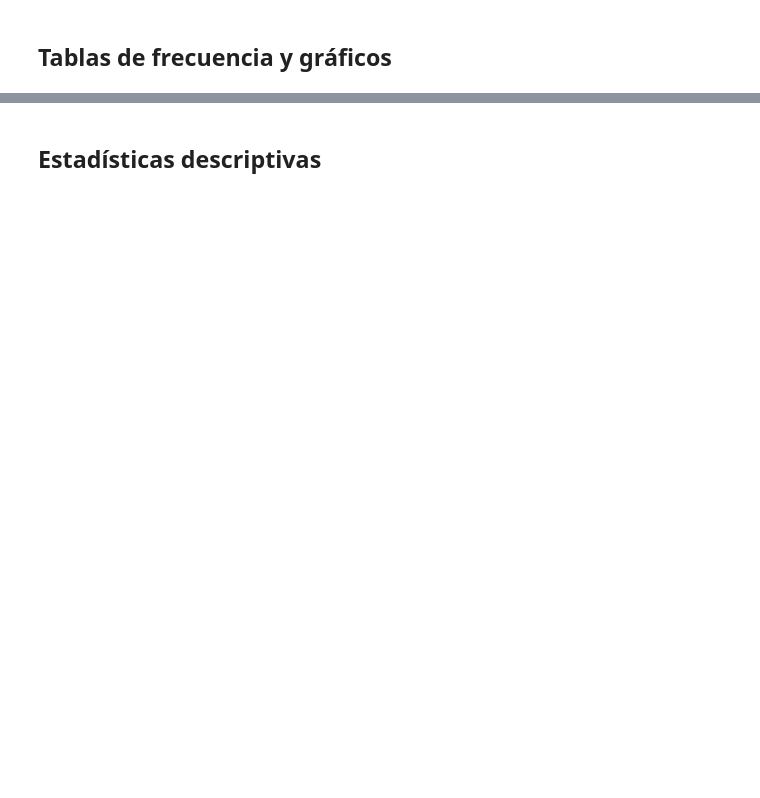
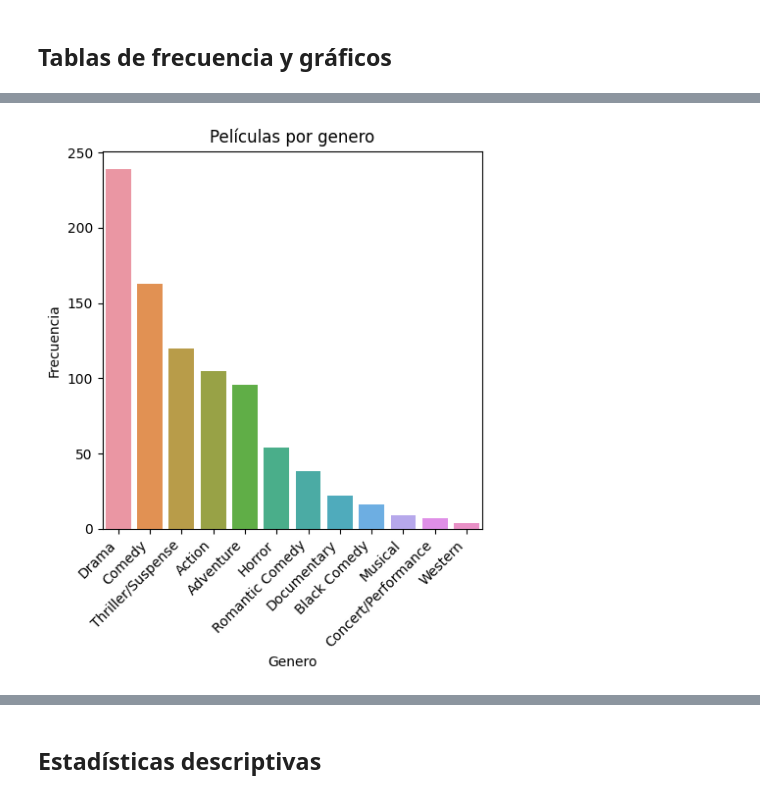
Before and after one commit to hfelizzola/Curso-Estadistica, a Jupyter notebook: Estadisticas_Descriptivas.ipynb, the cells around one changed output, grey strips where cells are left out. Cells and saved outputs as stored; diff of their text form; code cells hidden in the pictures; blank space fills up the shorter version.

```diff
--- a/Estadisticas_Descriptivas.ipynb
+++ b/Estadisticas_Descriptivas.ipynb
@@ -165,0 +123,5 @@ plt.show()
+# %%
+# Tabla de Frecuencia
+tab_frec_genero = movies.groupby('genre').size().sort_values(ascending=False).reset_index()
+tab_frec_genero.columns = ['Genero','Frecuencia']
+tab_frec_genero
@@ -165,0 +150,4 @@ plt.show()
+# %%
+# Calcular el porcentaje
+tab_frec_genero['Porcentaje'] = tab_frec_genero['Frecuencia']/(tab_frec_genero['Frecuencia'].sum())*100
+tab_frec_genero
@@ -165,0 +168,4 @@ plt.show()
+# %%
+# Calcular el porcentaje acumulado
+tab_frec_genero['Porcentaje Acumulado'] = tab_frec_genero['Porcentaje'].cumsum()
+tab_frec_genero
@@ -165,0 +186,11 @@ plt.show()
+# %%
+# Crear el gráfico de barras
+plt.figure(figsize=(5, 5))  # Ajustar el tamaño del gráfico
+sns.barplot(data=tab_frec_genero, x='Genero', y='Frecuencia')
+plt.xticks(rotation=45, ha='right')  # Rotar los nombres de los géneros
+plt.title('Películas por genero')
+
+# Mostrar el gráfico
+plt.show()
+# %% [output]
+[figure, added]
```
Also changed, not shown: parts of 146 cells of this notebook.
